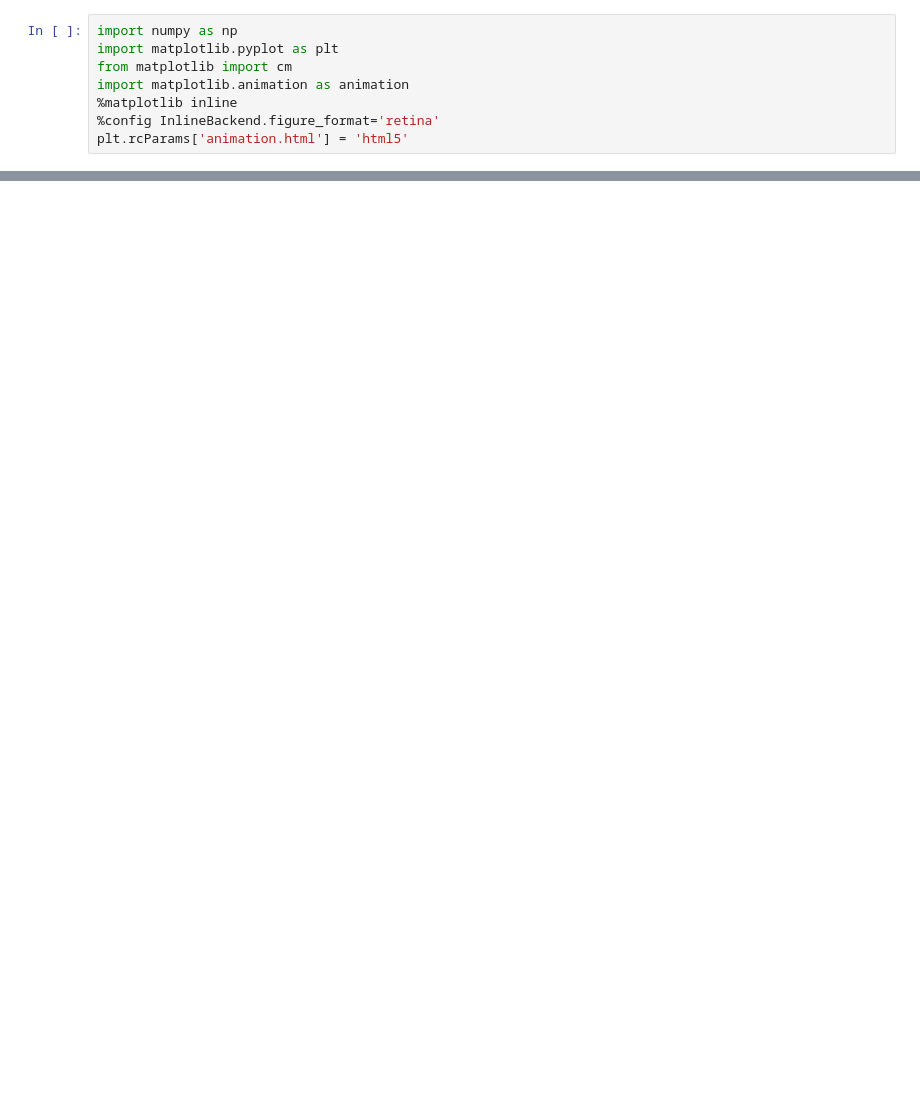
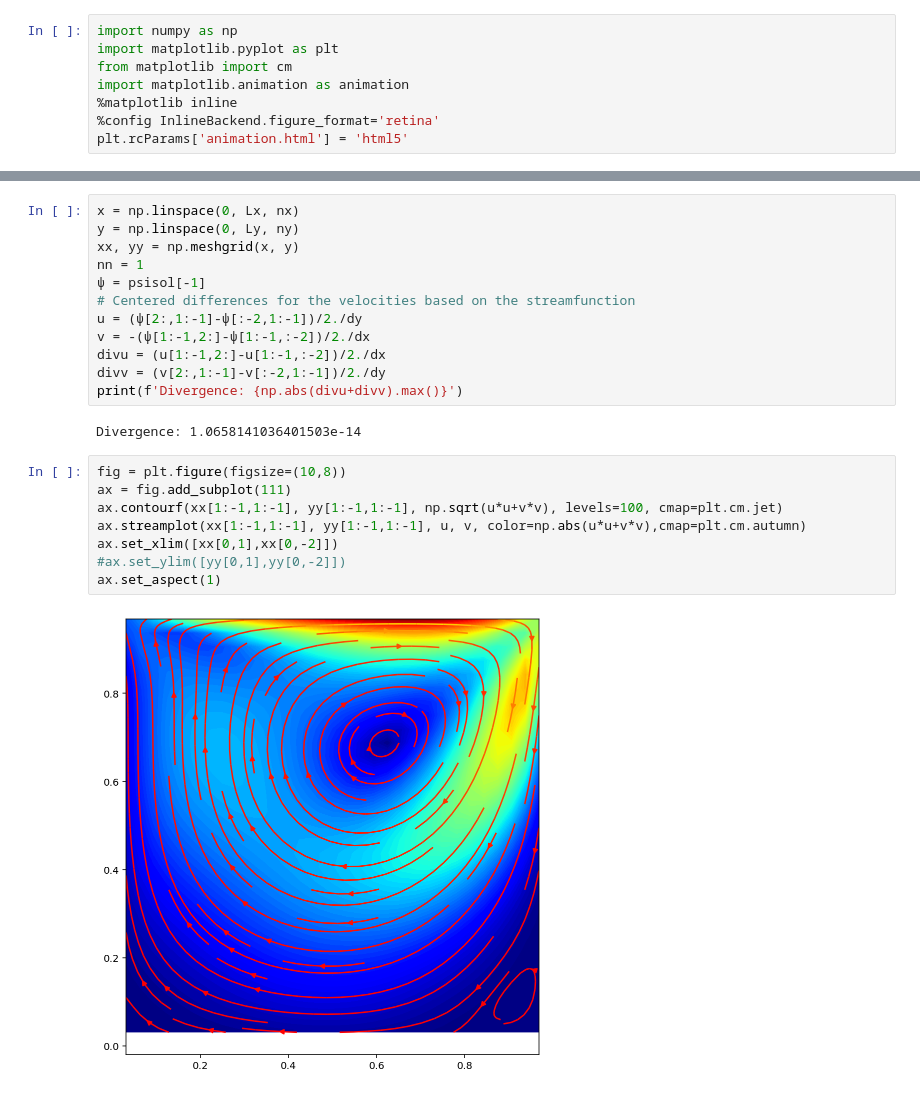
Before and after one commit to mattwilliams06/PythonCFD, a Jupyter notebook: uCFD/2D_vorticity_streamfunction.ipynb, the cells around one changed output, grey strips where cells are left out. Drawn from its saved outputs; the diff is of its cells as text; blank space fills up the shorter version.

```diff
--- a/uCFD/2D_vorticity_streamfunction.ipynb
+++ b/uCFD/2D_vorticity_streamfunction.ipynb
@@ -73,0 +148,24 @@ u_{0}e^{\left( \frac{x-x_{0}}{\sigma } \right)^{2}  }
+# %%
+x = np.linspace(0, Lx, nx)
+y = np.linspace(0, Ly, ny)
+xx, yy = np.meshgrid(x, y)
+nn = 1
+ψ = psisol[-1]
+# Centered differences for the velocities based on the streamfunction
+u = (ψ[2:,1:-1]-ψ[:-2,1:-1])/2./dy
+v = -(ψ[1:-1,2:]-ψ[1:-1,:-2])/2./dx
+divu = (u[1:-1,2:]-u[1:-1,:-2])/2./dx
+divv = (v[2:,1:-1]-v[:-2,1:-1])/2./dy
+print(f'Divergence: {np.abs(divu+divv).max()}')
+# %% [output]
+Divergence: 1.0658141036401503e-14
+# %%
+fig = plt.figure(figsize=(10,8))
+ax = fig.add_subplot(111)
+ax.contourf(xx[1:-1,1:-1], yy[1:-1,1:-1], np.sqrt(u*u+v*v), levels=100, cmap=plt.cm.jet)
+ax.streamplot(xx[1:-1,1:-1], yy[1:-1,1:-1], u, v, color=np.abs(u*u+v*v),cmap=plt.cm.autumn)
+ax.set_xlim([xx[0,1],xx[0,-2]])
+#ax.set_ylim([yy[0,1],yy[0,-2]])
+ax.set_aspect(1)
+# %% [output]
+[figure, added]
```
Also changed, not shown: parts of 11 cells of this notebook.
